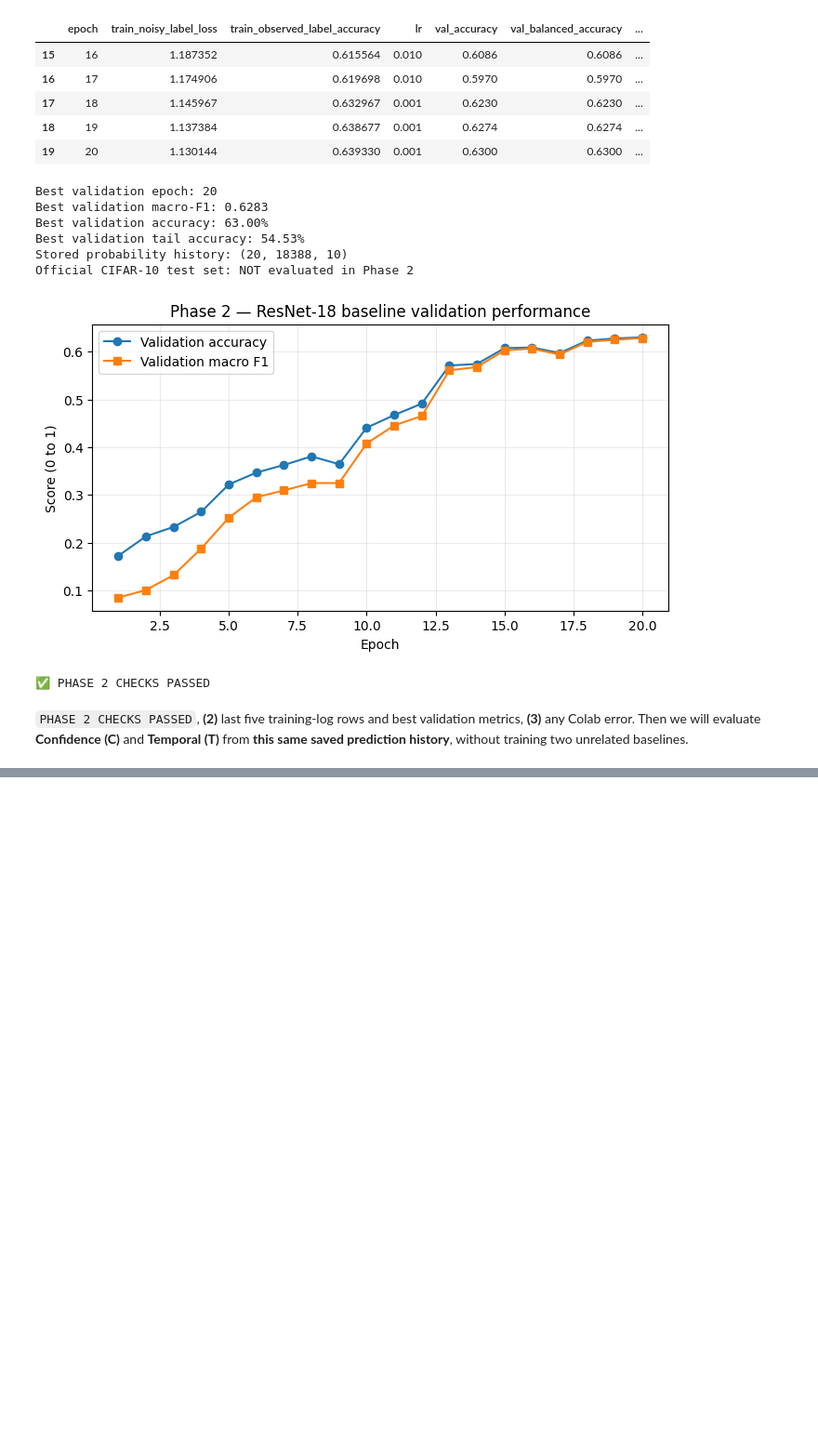
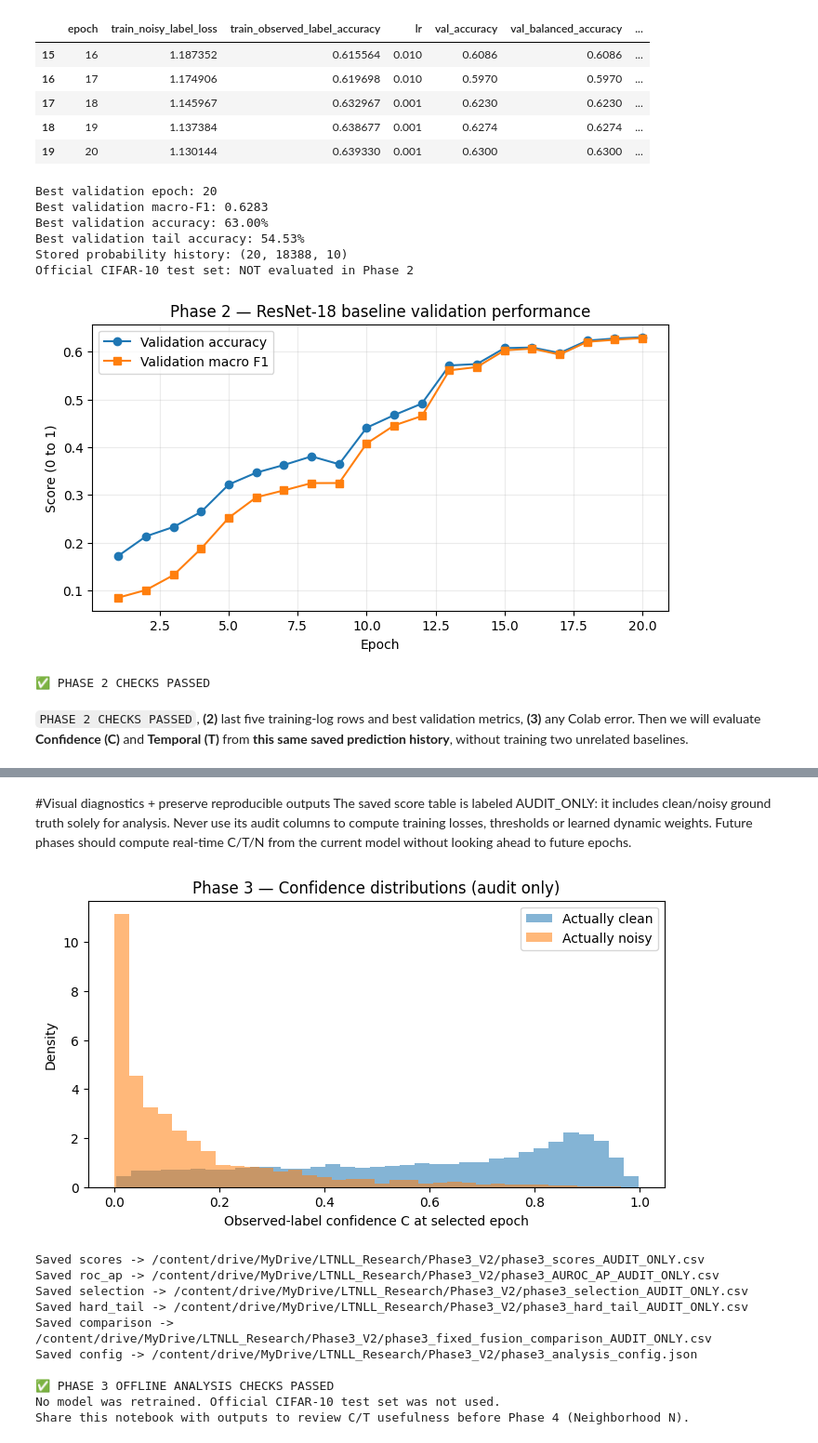
Before and after one commit to Thathsara-Devindi/SSTRE-LTNLL, a Jupyter notebook: LTNLL_Research.ipynb, the cells around one changed output, grey strips where cells are left out. Shown at 93% size. Drawn from its saved outputs; the diff is of its cells as text; code cells hidden in the pictures; blank space fills up the shorter version.

Commit message:
Phase 3 — Confidence (C), Temporal (T), and Reliability Audit

```diff
--- a/LTNLL_Research.ipynb
+++ b/LTNLL_Research.ipynb
@@ -805,0 +1176,75 @@ Official CIFAR-10 test set: NOT evaluated in Phase 2
+# %% [markdown]
+#Visual diagnostics + preserve reproducible outputs
+The saved score table is labeled AUDIT_ONLY: it includes clean/noisy ground truth solely for analysis. Never use its audit columns to compute training losses, thresholds or learned dynamic weights. Future phases should compute real-time C/T/N from the current model without looking ahead to future epochs.
+# %%
+plt.figure(figsize=(8,4))
+plt.hist(p3_C[p3_is_clean_AUDIT_ONLY], bins=35, alpha=0.55, density=True, label='Actually clean')
+plt.hist(p3_C[~p3_is_clean_AUDIT_ONLY], bins=35, alpha=0.55, density=True, label='Actually noisy')
+plt.xlabel('Observed-label confidence C at selected epoch')
+plt.ylabel('Density')
+plt.title('Phase 3 — Confidence distributions (audit only)')
+plt.legend()
+plt.show()
+
+p3_phase3_results = pd.DataFrame({
+    'local_sample_id': np.arange(n_samples, dtype=np.int64),
+    'original_cifar_index': p3_indices,
+    'observed_label': p3_observed,
+    'C': p3_C,
+    'T_v0_class_stability': p3_T_v0,
+    'T_v1_JS_EMA': p3_T_v1,
+    'T_v2_past_label_agreement': p3_T_v2,
+    **p3_fixed_fusions,
+    'true_clean_label_AUDIT_ONLY': p3_clean_AUDIT_ONLY,
+    'is_noisy_AUDIT_ONLY': p3_is_noisy_AUDIT_ONLY,
+    'group_AUDIT_ONLY': p3_group_AUDIT_ONLY,
+    'hard_clean_tail_proxy_AUDIT_ONLY': p3_hard_clean_tail_AUDIT_ONLY,
+})
+
+p3_paths = {
+    'scores': P3_OUTPUT_DIR / 'phase3_scores_AUDIT_ONLY.csv',
+    'roc_ap': P3_OUTPUT_DIR / 'phase3_AUROC_AP_AUDIT_ONLY.csv',
+    'selection': P3_OUTPUT_DIR / 'phase3_selection_AUDIT_ONLY.csv',
+    'hard_tail': P3_OUTPUT_DIR / 'phase3_hard_tail_AUDIT_ONLY.csv',
+    'comparison': P3_OUTPUT_DIR / 'phase3_fixed_fusion_comparison_AUDIT_ONLY.csv',
+    'config': P3_OUTPUT_DIR / 'phase3_analysis_config.json',
+}
+p3_phase3_results.to_csv(p3_paths['scores'], index=False)
+p3_roc_ap_table.to_csv(p3_paths['roc_ap'], index=False)
+p3_selection_table.to_csv(p3_paths['selection'], index=False)
+p3_hard_table.to_csv(p3_paths['hard_tail'], index=False)
+p3_comparison.to_csv(p3_paths['comparison'], index=False)
+p3_config_save = {
+    'source_split_fingerprint': p3_expected_fingerprint,
+    'source_epoch_selected_on_validation': p3_anchor_epoch,
+    'temporal_window': P3_WINDOW,
+    'ema_alpha': P3_EMA_ALPHA,
+    'selection_coverage_fixed_in_advance': P3_COVERAGE,
+    'hard_tail_reference_epoch': P3_HARD_REFERENCE_EPOCH,
+    'hard_tail_early_confidence_bottom_fraction': 0.25,
+    'scores_use_clean_audit_labels': False,
+    'note': 'Exploratory training-set diagnostics only; no baseline retraining and no stage-aware weighting.',
+}
+p3_paths['config'].write_text(json.dumps(p3_config_save, indent=2))
+for name, path in p3_paths.items():
+    assert path.is_file() and path.stat().st_size > 0
+    print('Saved', name, '->', path)
+
+assert p3_phase3_results.shape[0] == n_samples
+assert np.array_equal(p3_phase3_results['local_sample_id'].to_numpy(), np.arange(n_samples))
+assert p3_expected_fingerprint == p3_saved_fingerprint
+print('\n✅ PHASE 3 OFFLINE ANALYSIS CHECKS PASSED')
+print('No model was retrained. Official CIFAR-10 test set was not used.')
+print('Share this notebook with outputs to review C/T usefulness before Phase 4 (Neighborhood N).')
+# %% [output]
+[figure, added]
+Saved scores -> /content/drive/MyDrive/LTNLL_Research/Phase3_V2/phase3_scores_AUDIT_ONLY.csv
+Saved roc_ap -> /content/drive/MyDrive/LTNLL_Research/Phase3_V2/phase3_AUROC_AP_AUDIT_ONLY.csv
+Saved selection -> /content/drive/MyDrive/LTNLL_Research/Phase3_V2/phase3_selection_AUDIT_ONLY.csv
+Saved hard_tail -> /content/drive/MyDrive/LTNLL_Research/Phase3_V2/phase3_hard_tail_AUDIT_ONLY.csv
+Saved comparison -> /content/drive/MyDrive/LTNLL_Research/Phase3_V2/phase3_fixed_fusion_comparison_AUDIT_ONLY.csv
+Saved config -> /content/drive/MyDrive/LTNLL_Research/Phase3_V2/phase3_analysis_config.json
+
+✅ PHASE 3 OFFLINE ANALYSIS CHECKS PASSED
+No model was retrained. Official CIFAR-10 test set was not used.
+Share this notebook with outputs to review C/T usefulness before Phase 4 (Neighborhood N).
```
Also changed, not shown: parts of 12 cells of this notebook.
